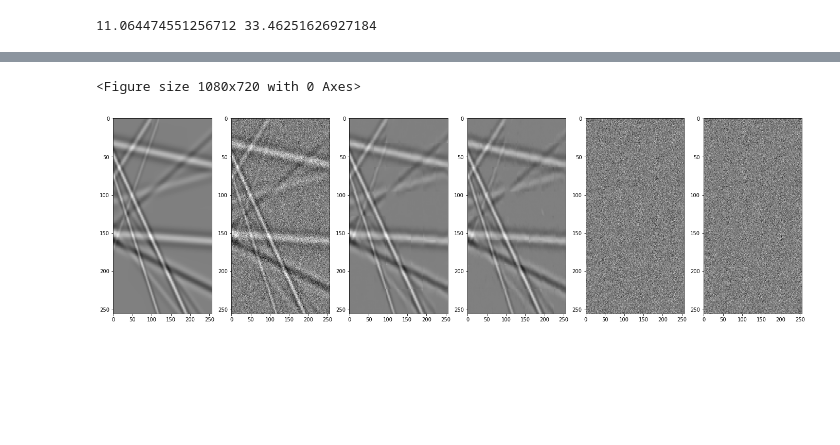
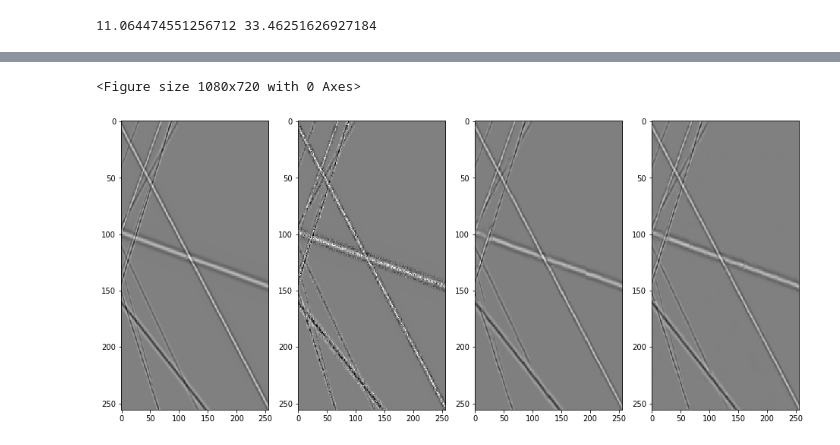
Before and after one commit to Greveley/AutoEncoderImageDenoise, a Jupyter notebook: TrainAndEval_SynSeis.ipynb, the cells around one changed output, grey strips where cells are left out. Drawn from its saved outputs; the diff is of its cells as text; code cells hidden in the pictures; blank space fills up the shorter version.

Commit message:
training new models

```diff
--- a/TrainAndEval_SynSeis.ipynb
+++ b/TrainAndEval_SynSeis.ipynb
@@ -416,5 +442,5 @@ INFO:tensorflow:Assets written to: ./models/new_data/Unet/assets
 # %%
-# from tensorflow.keras.models import load_model
+from tensorflow.keras.models import load_model
 # modelANN_trc = load_model('./models/ANN_trc_4')
 # modelANN_wind = load_model('./models/ANN_wind_4')
 # modelConv3x3_v1 = load_model('./models/UpscConv3x3_v2/')
@@ -426,6 +452,20 @@ INFO:tensorflow:Assets written to: ./models/new_data/Unet/assets
 # modelConvUnet_v2_SGD = load_model('./models/Unet_v2_SGD')
 # modelConv3x3_v2_HF = load_model('./models/UpscConv3x3_v2_HF')
 # modelConv3x3_v2_dr_HF = load_model('./models/UpscConv3x3_v2_dr_HF')
+
+Conv3x3_w32 = load_model('/content/drive/MyDrive/Programming/ML/AutoEncoderImageDenoise/models/new_data/Conv3x3_w32')
+Conv3x3_w64 = load_model('/content/drive/MyDrive/Programming/ML/AutoEncoderImageDenoise/models/new_data/Conv3x3_w64')
+Conv3x3_w128 = load_model('/content/drive/MyDrive/Programming/ML/AutoEncoderImageDenoise/models/new_data/Conv3x3_w128')
+Conv3x3_w256 = load_model('/content/drive/MyDrive/Programming/ML/AutoEncoderImageDenoise/models/new_data/Conv3x3_w256')
+
+Conv3x3_w32_avg = load_model('/content/drive/MyDrive/Programming/ML/AutoEncoderImageDenoise/models/new_data/Conv3x3_w32_avg')
+Conv3x3_w64_avg = load_model('/content/drive/MyDrive/Programming/ML/AutoEncoderImageDenoise/models/new_data/Conv3x3_w64_avg')
+Conv3x3_w128_avg = load_model('/content/drive/MyDrive/Programming/ML/AutoEncoderImageDenoise/models/new_data/Conv3x3_w128_avg')
+Conv3x3_w256_avg = load_model('/content/drive/MyDrive/Programming/ML/AutoEncoderImageDenoise/models/new_data/Conv3x3_w256_avg')
+
+Conv3x3_w32_ovlp = load_model('/content/drive/MyDrive/Programming/ML/AutoEncoderImageDenoise/models/new_data/Conv3x3_w32_ovlp')
+
+Unet = load_model('/content/drive/MyDrive/Programming/ML/AutoEncoderImageDenoise/models/new_data/Unet_v2')
 # %%
 def pred_resh(data,output_size,num_wind,wind_size):
 
@@ -500,7 +559,22 @@ plt.imshow(predUnet[num].reshape(win_size,win_size),cmap='Greys',vmin=-2,vmax=2)
 
 # decodedimg_convUnet_v3_SGD = pred_resh(predConvUnet_v3_SGD,output_size=256,num_wind=64,wind_size=32)
 
-predConv3x3_img = pred_resh(predConv3x3,output_size=256,num_wind=64,wind_size=32)
-predUnet_img = pred_resh(predUnet,output_size=256,num_wind=64,wind_size=32)
+# predConv3x3_img = pred_resh(predConv3x3,output_size=256,num_wind=64,wind_size=32)
+# predUnet_img = pred_resh(predUnet,output_size=256,num_wind=64,wind_size=32)
+
+
+predimg_w32 = pred_resh(predConv3x3_w32,output_size=256,num_wind=64,wind_size=32)
+# predimg_w64 = pred_resh(predConv3x3_w64,output_size=256,num_wind=16,wind_size=64)
+# predimg_w128 = pred_resh(predConv3x3_w128,output_size=256,num_wind=4,wind_size=128)
+
+predimg_w32_avg = pred_resh(predConv3x3_w32_avg,output_size=256,num_wind=64,wind_size=32)
+# predimg_w64_avg = pred_resh(predConv3x3_w64_avg,output_size=256,num_wind=16,wind_size=64)
+# predimg_w128_avg = pred_resh(predConv3x3_w128_avg,output_size=256,num_wind=4,wind_size=128)
+predimg_w32_ovlp = pred_resh(predConv3x3_ovlp_w32,output_size=256,num_wind=64,wind_size=32)
+
+# predimg_w32_pad = pred_resh(predConv3x3_w32_pad,output_size=256,num_wind=64,wind_size=32)
+
+predimg_Unet_w32 = pred_resh(predUnet_w32,output_size=256,num_wind=64,wind_size=32)
+
 
 # decodedimg_ANNwind = pred_resh(predANN_wind,output_size=256,num_wind=256,wind_size=16)
@@ -516,0 +588,3 @@ orig_clean = np.array(orig_clean)
+# %%
+orig_noisy = NS_test.reshape(198,256,256)
+orig_clean = S_test.reshape(198,256,256)
@@ -517,6 +606,8 @@ orig_clean = np.array(orig_clean)
+# %%
+num =50
 # %%
 plt.figure(figsize=(15,10))
-PlotSeis([orig_clean,orig_noisy,predConv3x3_img,predUnet_img,orig_noisy-predConv3x3_img,orig_noisy-predUnet_img],num=5)
+PlotSeis([orig_clean,orig_noisy,predimg_w32,predimg_Unet_w32],num=num)
 # %% [output]
 <Figure size 1080x720 with 0 Axes>
-[figure, old version]
+[figure, new version]
```
Also changed, not shown: parts of 37 cells of this notebook, 1 other file.
